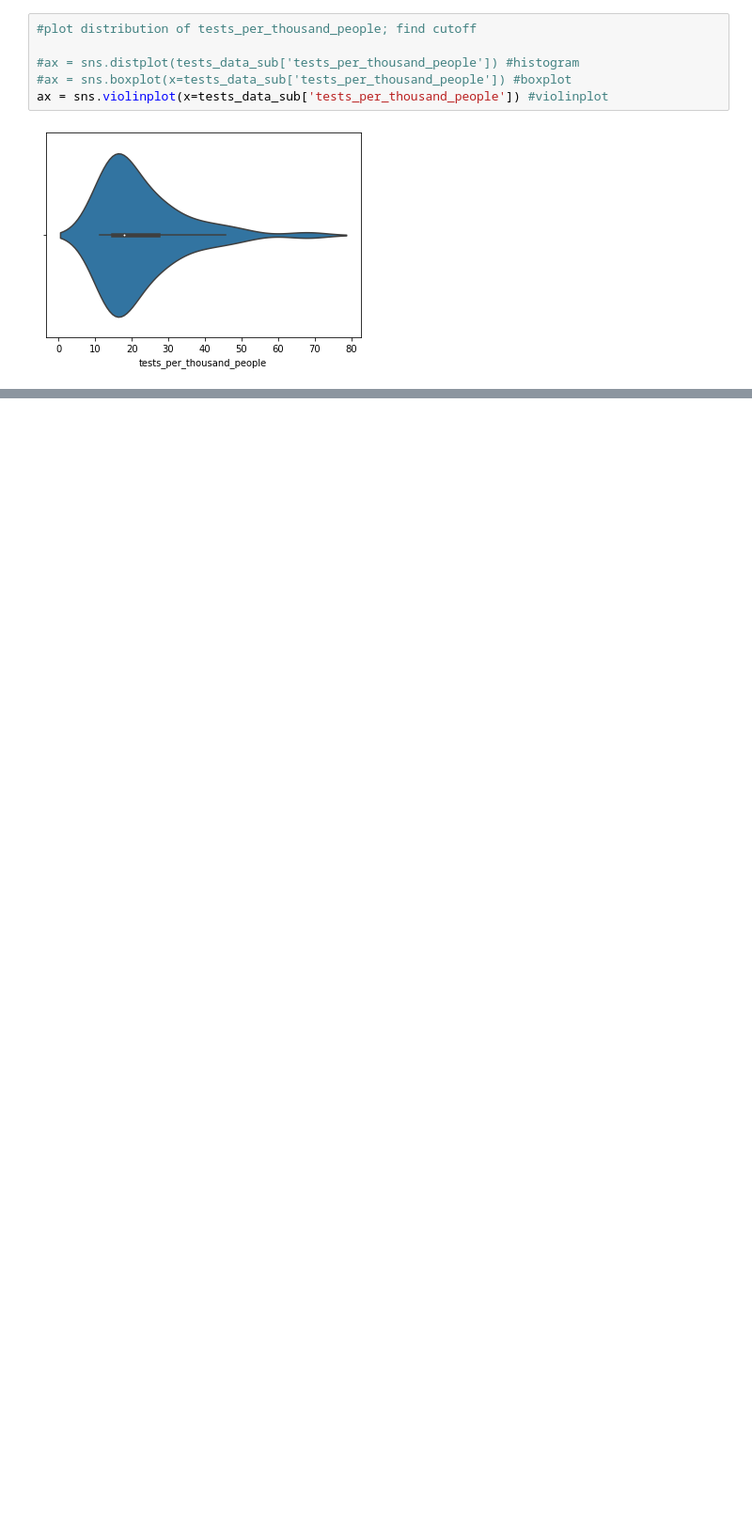
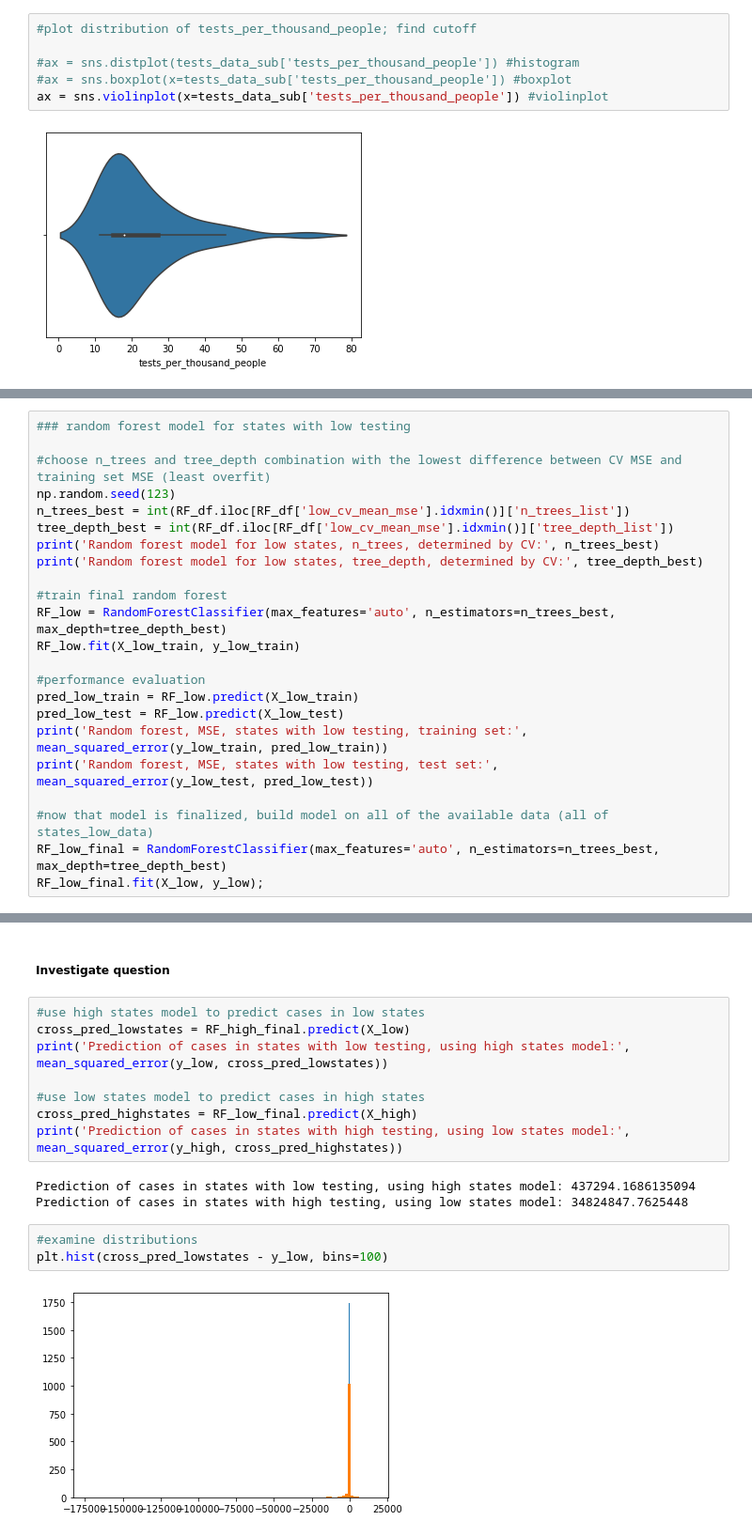
Before and after one commit to CS109b-Team37/Pollution-Prediction, a Jupyter notebook: analyses/models_TH.ipynb, the cells around one changed output, grey strips where cells are left out. Shown at 94% size. Cells and saved outputs as stored; diff of their text form; blank space fills up the shorter version.

```diff
--- a/analyses/models_TH.ipynb
+++ b/analyses/models_TH.ipynb
@@ -198,0 +446,23 @@ X_train, X_test, y_train, y_test = train_test_split(X, y, test_size=0.10, random
+# %%
+### random forest model for states with low testing
+
+#choose n_trees and tree_depth combination with the lowest difference between CV MSE and training set MSE (least overfit)
+np.random.seed(123)
+n_trees_best = int(RF_df.iloc[RF_df['low_cv_mean_mse'].idxmin()]['n_trees_list'])
+tree_depth_best = int(RF_df.iloc[RF_df['low_cv_mean_mse'].idxmin()]['tree_depth_list'])
+print('Random forest model for low states, n_trees, determined by CV:', n_trees_best)
+print('Random forest model for low states, tree_depth, determined by CV:', tree_depth_best)
+
+#train final random forest
+RF_low = RandomForestClassifier(max_features='auto', n_estimators=n_trees_best, max_depth=tree_depth_best)
+RF_low.fit(X_low_train, y_low_train)
+
+#performance evaluation
+pred_low_train = RF_low.predict(X_low_train)
+pred_low_test = RF_low.predict(X_low_test)
+print('Random forest, MSE, states with low testing, training set:', mean_squared_error(y_low_train, pred_low_train))
+print('Random forest, MSE, states with low testing, test set:', mean_squared_error(y_low_test, pred_low_test))
+
+#now that model is finalized, build model on all of the available data (all of states_low_data)
+RF_low_final = RandomForestClassifier(max_features='auto', n_estimators=n_trees_best, max_depth=tree_depth_best)
+RF_low_final.fit(X_low, y_low);
@@ -198,0 +474,18 @@ X_train, X_test, y_train, y_test = train_test_split(X, y, test_size=0.10, random
+# %% [markdown]
+##### Investigate question
+# %%
+#use high states model to predict cases in low states
+cross_pred_lowstates = RF_high_final.predict(X_low)
+print('Prediction of cases in states with low testing, using high states model:', mean_squared_error(y_low, cross_pred_lowstates))
+
+#use low states model to predict cases in high states
+cross_pred_highstates = RF_low_final.predict(X_high)
+print('Prediction of cases in states with high testing, using low states model:', mean_squared_error(y_high, cross_pred_highstates))
+# %% [output]
+Prediction of cases in states with low testing, using high states model: 437294.1686135094
+Prediction of cases in states with high testing, using low states model: 34824847.7625448
+# %%
+#examine distributions
+plt.hist(cross_pred_lowstates - y_low, bins=100)
+# %% [output]
+[figure, added]
```
Also changed, not shown: parts of 36 cells of this notebook.
